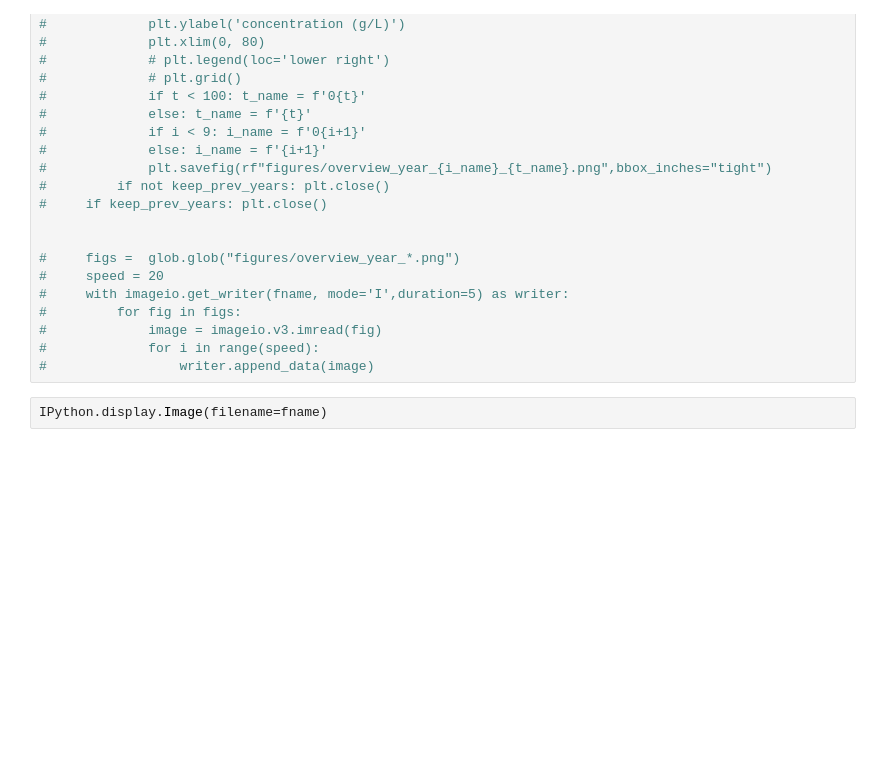
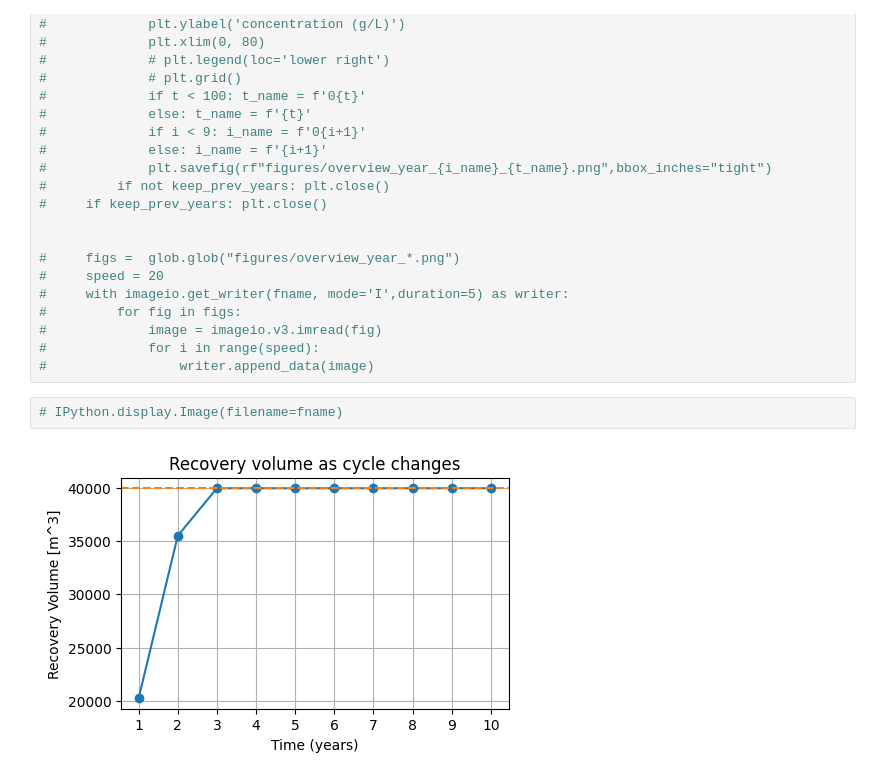
Before and after one commit to Daafip/design-ASR-CEGM2006, a Jupyter notebook: Model/4. worstcase_model_buoy_ml.ipynb, the cells around one changed output. Saved outputs shown, nothing was run; the diff lists cells and outputs as text; blank space fills up the shorter version.

```diff
--- a/Model/4. worstcase_model_buoy_ml.ipynb
+++ b/Model/4. worstcase_model_buoy_ml.ipynb
@@ -596,6 +628,8 @@ cmap2 = matplotlib.cm.tab20
 #             for i in range(speed):
 #                 writer.append_data(image)
 # %%
-IPython.display.Image(filename=fname)
+# IPython.display.Image(filename=fname)
+# %% [output]
+[figure, added]
 # %%
 fname
```
Also changed, not shown: parts of 25 cells of this notebook, 18 other files.
